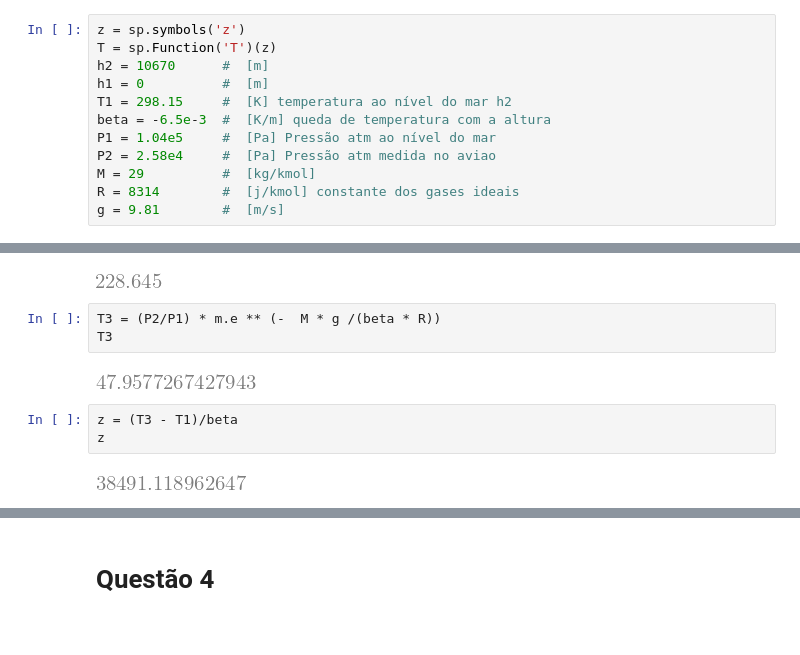
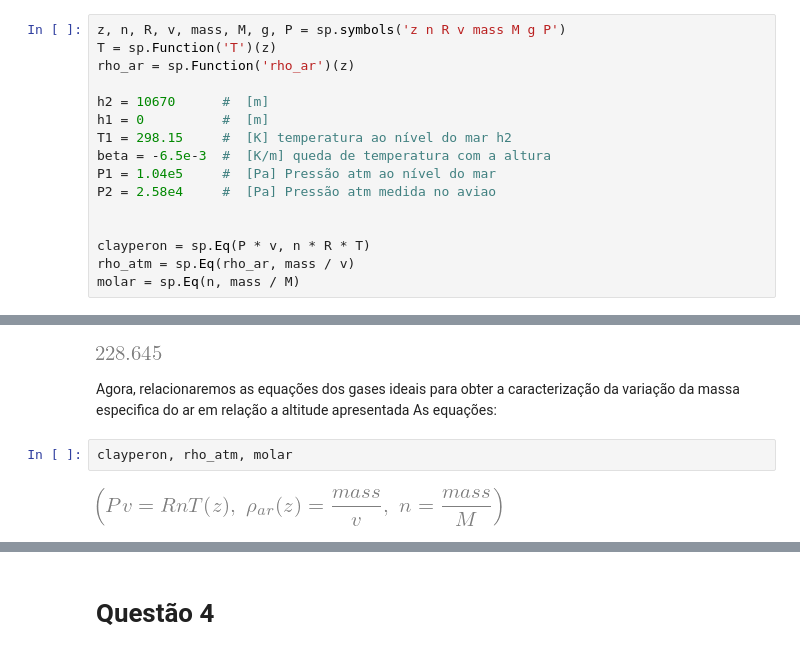
Before and after one commit to ahpqmiranda/ufpa_materiais, a Jupyter notebook: Mecânica dos Fluidos/solucionário prova 1/avaliação p01 solucionário.ipynb, the cells around one changed output, grey strips where cells are left out. Drawn from its saved outputs; the diff is of its cells as text.

```diff
--- a/Mecânica dos Fluidos/solucionário prova 1/avaliação p01 solucionário.ipynb
+++ b/Mecânica dos Fluidos/solucionário prova 1/avaliação p01 solucionário.ipynb
@@ -163,14 +160,18 @@ Image(filename='quest3.png')
 # %% [markdown]
 ### Dados Obtidos:
 # %%
-z = sp.symbols('z')
+z, n, R, v, mass, M, g, P = sp.symbols('z n R v mass M g P')
 T = sp.Function('T')(z)
+rho_ar = sp.Function('rho_ar')(z)
+
 h2 = 10670      #  [m]
 h1 = 0          #  [m]
 T1 = 298.15     #  [K] temperatura ao nível do mar h2
 beta = -6.5e-3  #  [K/m] queda de temperatura com a altura
 P1 = 1.04e5     #  [Pa] Pressão atm ao nível do mar
 P2 = 2.58e4     #  [Pa] Pressão atm medida no aviao
-M = 29          #  [kg/kmol]
-R = 8314        #  [j/kmol] constante dos gases ideais
-g = 9.81        #  [m/s]
+
+
+clayperon = sp.Eq(P * v, n * R * T)
+rho_atm = sp.Eq(rho_ar, mass / v)
+molar = sp.Eq(n, mass / M)
@@ -188,13 +201,10 @@ T2 = 228.645    # [K]
 T2
 # %% [output]
 [figure]
-# %%
-T3 = (P2/P1) * m.e ** (-  M * g /(beta * R))
-T3
-# %% [output]
-[figure, removed]
-# %%
-z = (T3 - T1)/beta
-z
-# %% [output]
-[figure, removed]
+# %% [markdown]
+Agora, relacionaremos as equações dos gases ideais para obter a caracterização da variação da massa especifica do ar em relação a altitude apresentada
+As equações:
+# %%
+clayperon, rho_atm, molar
+# %% [output]
+[figure, added]
```
Also changed, not shown: parts of 29 cells of this notebook, 35 other files.
